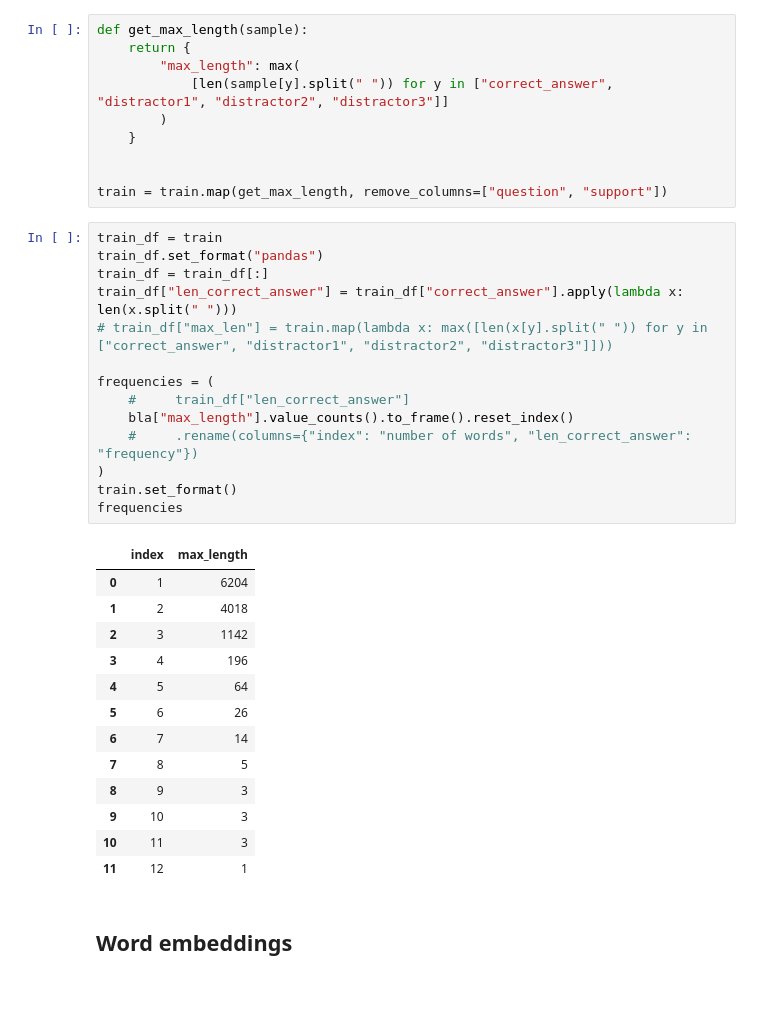
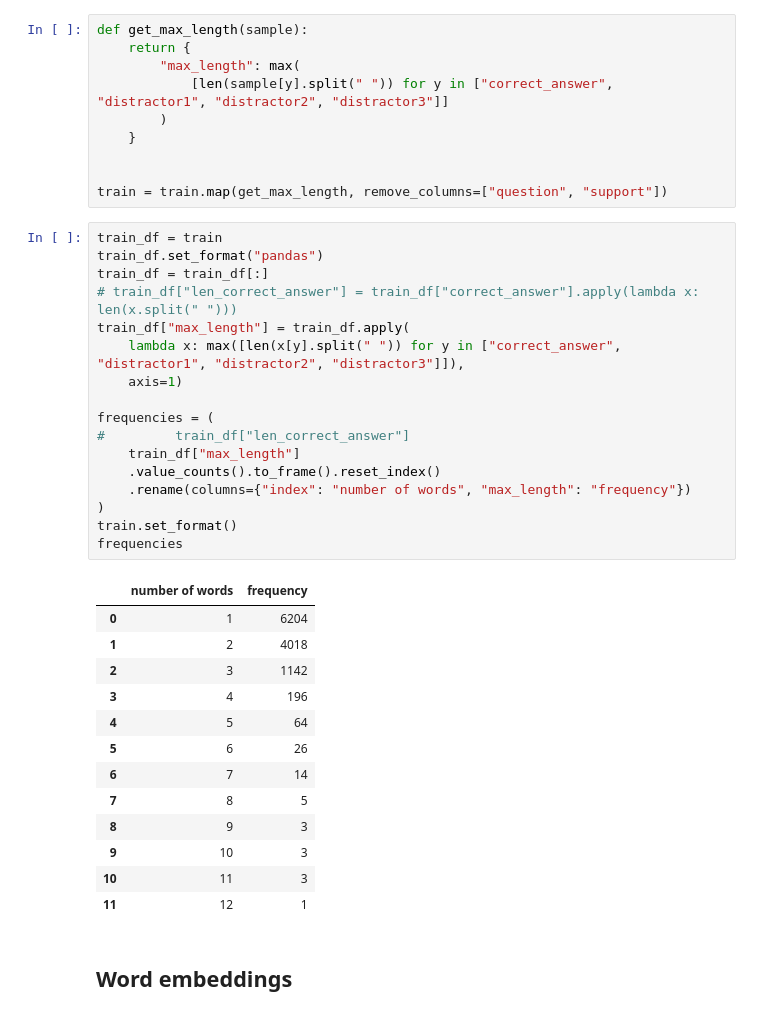
Before and after one commit to P-Zande/nlp-team-4, a Jupyter notebook: distractor_analysis.ipynb, the cells around one changed output. Drawn from its saved outputs; the diff is of its cells as text.

```diff
--- a/distractor_analysis.ipynb
+++ b/distractor_analysis.ipynb
@@ -50,19 +69,22 @@ train = train.map(get_max_length, remove_columns=["question", "support"])
 # %%
 train_df = train
 train_df.set_format("pandas")
 train_df = train_df[:]
-train_df["len_correct_answer"] = train_df["correct_answer"].apply(lambda x: len(x.split(" ")))
-# train_df["max_len"] = train.map(lambda x: max([len(x[y].split(" ")) for y in ["correct_answer", "distractor1", "distractor2", "distractor3"]]))
+# train_df["len_correct_answer"] = train_df["correct_answer"].apply(lambda x: len(x.split(" ")))
+train_df["max_length"] = train_df.apply(
+    lambda x: max([len(x[y].split(" ")) for y in ["correct_answer", "distractor1", "distractor2", "distractor3"]]),
+    axis=1)
 
 frequencies = (
-    #     train_df["len_correct_answer"]
-    bla["max_length"].value_counts().to_frame().reset_index()
-    #     .rename(columns={"index": "number of words", "len_correct_answer": "frequency"})
+#         train_df["len_correct_answer"]
+    train_df["max_length"]
+    .value_counts().to_frame().reset_index()
+    .rename(columns={"index": "number of words", "max_length": "frequency"})
 )
 train.set_format()
 frequencies
 # %% [output]
-|  | index | max_length |
+|  | number of words | frequency |
 | 0 | 1 | 6204 |
 | 1 | 2 | 4018 |
 | 2 | 3 | 1142 |
```
Also changed, not shown: parts of 17 cells of this notebook.
